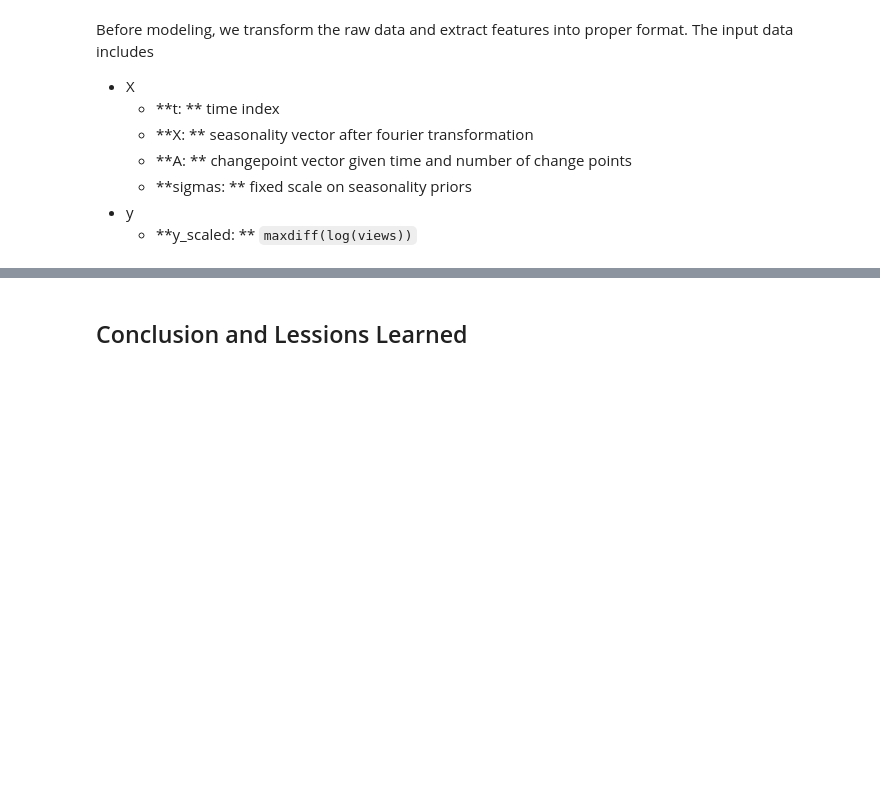
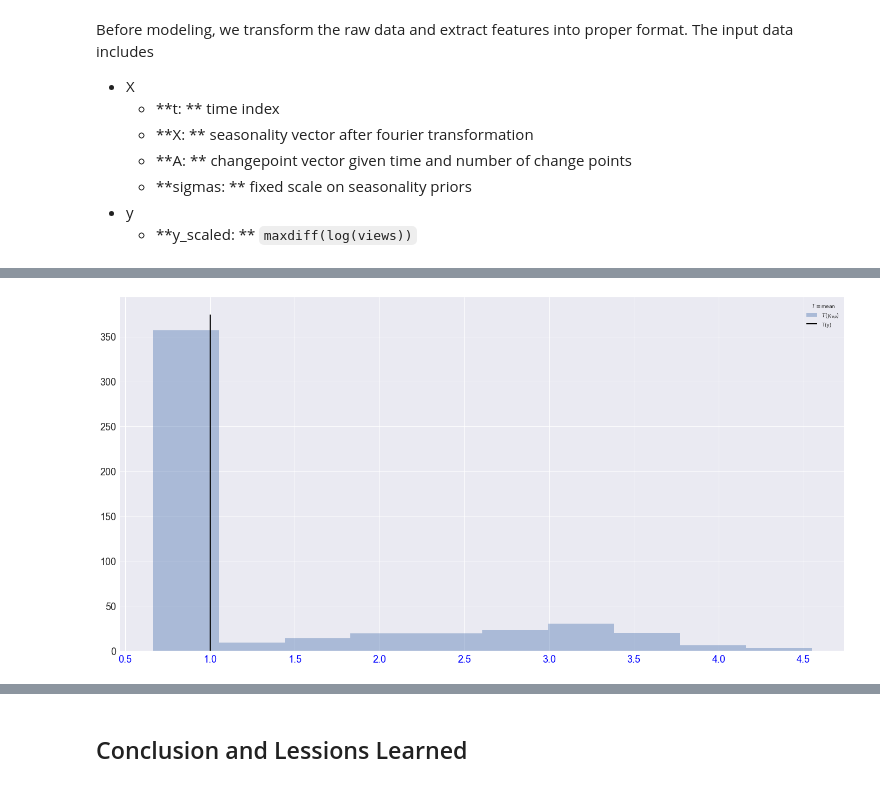
Before and after one commit to AmyJiang/probprog-project, a Jupyter notebook: final_notebook.ipynb, the cells around one changed output, grey strips where cells are left out. Saved outputs shown, nothing was run; the diff lists cells and outputs as text; code cells hidden in the pictures; blank space fills up the shorter version.

```diff
--- a/final_notebook.ipynb
+++ b/final_notebook.ipynb
@@ -171 +280,23 @@ y_true = ts["future"]["y_scaled"].as_matrix()
+# %%
+y_post = ed.copy(y, posts_dict)
+ty_rep, ty = ed.ppc(lambda xs, zs: tf.reduce_max(tf.cast(xs[y_post], tf.float32)),
+       data={y_post:ts_data[0]["history"]["y_scaled"].as_matrix(),
+            t: train_data['t'],
+            A: train_data['A'],
+            X: train_data['X'].as_matrix(),
+            sigmas: train_data['sigmas'],
+            t_change: train_data["t_change"]},n_samples=500)
+
+# y: ts_data[0]["history"]["y_scaled"].as_matrix(),
+#     t: train_data["t"],
+#     X: train_data["X"],
+#     sigmas: train_data["sigmas"],
+#     A: train_data["A"],
+#     t_change: train_data["t_change"]
+
+ed.ppc_stat_hist_plot(
+    ty[0], ty_rep, stat_name=r'$T \equiv$mean', bins=10)
+plt.show()
+# %% [output]
+[figure, added]
 # %%
```
Also changed, not shown: parts of 24 cells of this notebook, 1 other file.
